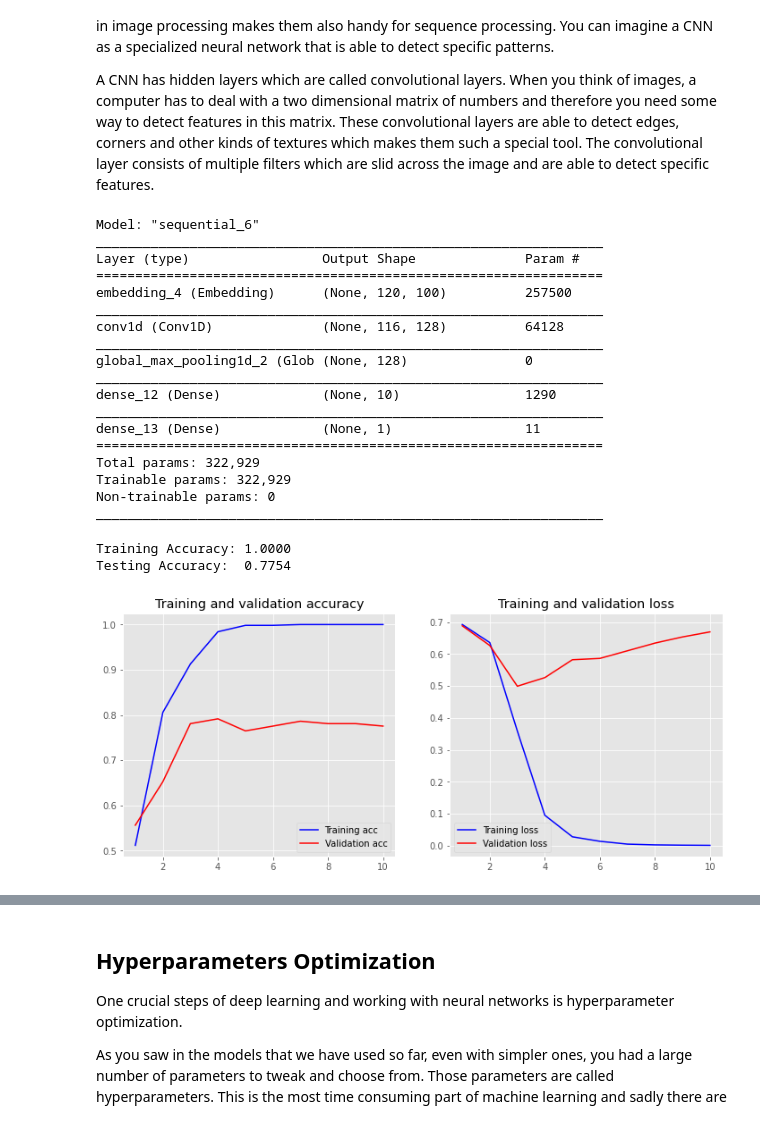
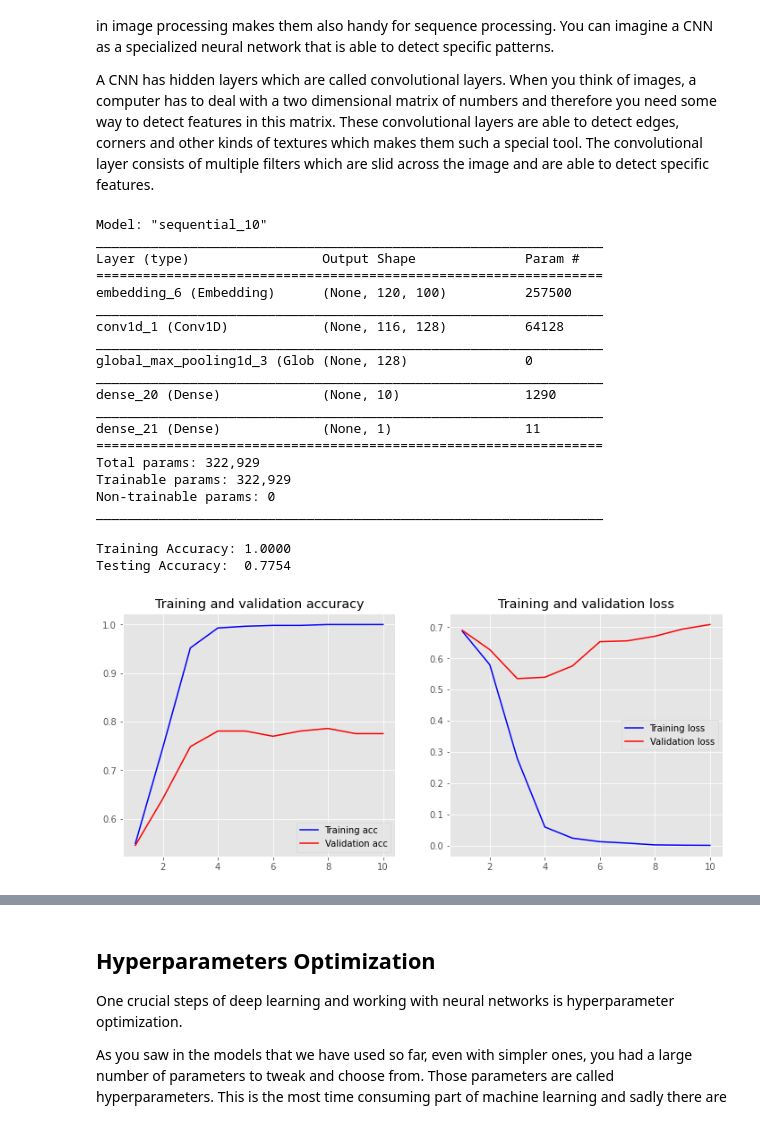
Before and after one commit to ftk1000/colab_demos, a Jupyter notebook: text_classification_with_python_and_keras.ipynb, the cells around one changed output, grey strips where cells are left out. Saved outputs shown, nothing was run; the diff lists cells and outputs as text; code cells hidden in the pictures.

```diff
--- a/text_classification_with_python_and_keras.ipynb
+++ b/text_classification_with_python_and_keras.ipynb
@@ -407,7 +429,7 @@ _________________________________________________________________
 start_time = time.time()
 
 history = model.fit(X_train, y_train,
-                    epochs=100,
+                    epochs=15,
                     verbose=False,
                     validation_data=(X_test, y_test),
                     batch_size=10)
@@ -724,7 +759,7 @@ They have revolutionized image classification and computer vision by being able
 A CNN has hidden layers which are called convolutional layers. When you think of images, a computer has to deal with a two dimensional matrix of numbers and therefore you need some way to detect features in this matrix. These convolutional layers are able to detect edges, corners and other kinds of textures which makes them such a special tool. The convolutional layer consists of multiple filters which are slid across the image and are able to detect specific features.
 # %%
 embedding_dim = 100
-
+del(model)
 model = Sequential()
 model.add(layers.Embedding(vocab_size, embedding_dim, input_length=maxlen))
 model.add(layers.Conv1D(128, 5, activation='relu'))
@@ -736,37 +771,42 @@ model.compile(optimizer='adam',
               metrics=['accuracy'])
 model.summary()
 # %% [output]
-Model: "sequential_6"
+Model: "sequential_10"
 _________________________________________________________________
 Layer (type)                 Output Shape              Param #
 =================================================================
-embedding_4 (Embedding)      (None, 120, 100)          257500
+embedding_6 (Embedding)      (None, 120, 100)          257500
 _________________________________________________________________
-conv1d (Conv1D)              (None, 116, 128)          64128
+conv1d_1 (Conv1D)            (None, 116, 128)          64128
 _________________________________________________________________
-global_max_pooling1d_2 (Glob (None, 128)               0
+global_max_pooling1d_3 (Glob (None, 128)               0
 _________________________________________________________________
-dense_12 (Dense)             (None, 10)                1290
+dense_20 (Dense)             (None, 10)                1290
 _________________________________________________________________
-dense_13 (Dense)             (None, 1)                 11
+dense_21 (Dense)             (None, 1)                 11
 =================================================================
 Total params: 322,929
 Trainable params: 322,929
 Non-trainable params: 0
 _________________________________________________________________
 # %%
+start_time = time.time()
+
 history = model.fit(X_train, y_train,
                     epochs=10,
                     verbose=False,
                     validation_data=(X_test, y_test),
                     batch_size=10)
+
+rtime = time.time() - start_time
+
 loss, accuracy = model.evaluate(X_train, y_train, verbose=False)
 print("Training Accuracy: {:.4f}".format(accuracy))
 loss, accuracy = model.evaluate(X_test, y_test, verbose=False)
 print("Testing Accuracy:  {:.4f}".format(accuracy))
 plot_history(history)
 # %% [output]
 Training Accuracy: 1.0000
 Testing Accuracy:  0.7754
-[figure, old version]
+[figure, new version]
 # %%
```
Also changed, not shown: parts of 29 cells of this notebook.
